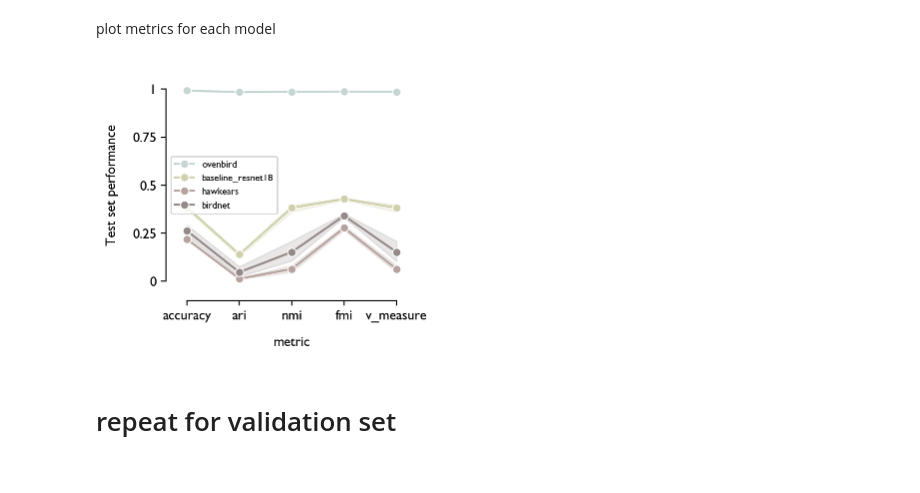
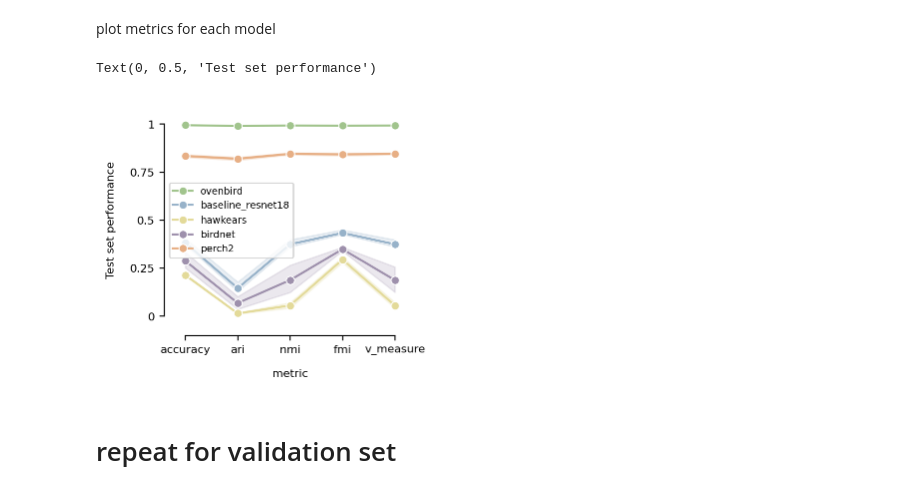
Before and after one commit to sammlapp/ovenbird-individual-recognition, a Jupyter notebook: scripts/3_evaluate_individual_id/6_eval_vs_baselines.ipynb, the cells around one changed output. Drawn from its saved outputs; the diff is of its cells as text; code cells hidden in the pictures.

```diff
--- a/scripts/3_evaluate_individual_id/6_eval_vs_baselines.ipynb
+++ b/scripts/3_evaluate_individual_id/6_eval_vs_baselines.ipynb
@@ -51,6 +97,9 @@ Here we use the publicly available annotated dataset of annotated individual Ove
 # the path below will work
 labels_dir = "../../localization_dataset_labeled_clips"
 
+# number of times to repeat stochastic dimensionality reduction and clustering
+n_reps = 30
+
 # read in the csv of audio clip annotations
 labels = pd.read_csv(f"{labels_dir}/labeled_clips.csv")
 labels.head(1)
@@ -73,9 +122,8 @@ ckpt_path = (
 )
 # save_dir = "/media/auk/projects/sml161/ecco46_loca_aiid/train_pam/checkpoints"
 
-device = (
-    opso.ml.cnn._gpu_if_available()
-)  # select MPS or CUDA GPU if available, otherwise CPU
+# select MPS or CUDA GPU if available, otherwise CPU
+device = opso.ml.cnn._gpu_if_available()
 ovenbird_feature_extractor = Resnet18_Classifier(num_classes=234)
 ovenbird_feature_extractor.load_state_dict(torch.load(ckpt_path, map_location=device))
 ovenbird_feature_extractor.device = device
@@ -90,6 +138,7 @@ models = {
     "baseline_resnet18": ContrastiveResnet18(),
     "hawkears": None,  # HawkEars embeddings are created separately
     "birdnet": None,  # BirdNet embeddings are created separately
+    "perch2": None,  # Perch2 embeddings are created separately
 }
 # %%
 # unzip the HawkEars and BirdNet embeddings if precomputed_embeddings folder doesn't already exist
@@ -105,6 +154,7 @@ test_set_embeddings_paths = {
     "baseline_resnet18": "../resources/precomputed_embeddings/baseline_resnet18_test_embeddings.npy",
     "hawkears": "../resources/precomputed_embeddings/hawkears_test_embeddings.npy",
     "birdnet": "../resources/precomputed_embeddings/birdnet_test_embeddings.npy",
+    "perch2": "../resources/precomputed_embeddings/perch2_test_embeddings.npy",
 }
 # %%
 # embed or load embeddings for validation and test sets with each model
@@ -137,19 +188,18 @@ Will repeat this 30 times for each feature set since TSNE is stochastic
 For accuracy, we use the optimal matching between predicted and labeled clusters via Hungarian Algorithm matching. Samples from redundant or missing clusters are treated as incorrect.
 # %%
 # load precomputed experiment results, or re-run experiment:
-use_precomputed = True
+use_precomputed = False
 
 if use_precomputed and Path("../../results/test_set_performance.csv").exists():
     print("Loading precomputed performance results.")
     performance_df = pd.read_csv("../../results/test_set_performance.csv")
     summary = pd.read_csv("../../results/test_set_performance_summary.csv")
 else:
-    nreps = 30
     performance_records = []
     for i, (model, embeddings) in enumerate(test_set_embeddings.items()):
         print(f"Clustering {model} embeddings")
 
-        for i in tqdm(range(nreps)):
+        for i in tqdm(range(n_reps)):
             labels, features = evaluation.cluster(
                 test_labels,
                 embeddings,
@@ -175,38 +229,50 @@ plot metrics for each model
 # %%
 # sns.set_palette(sns.color_palette("crest")+sns.color_palette("flare",8))
 # https://coolors.co/dde0bd-d0d1ac-b6a39e-948b89-726e75
+# [
+#     "#C6D6D5",
+#     "#dde0bd",
+#     "#D0D1AC",
+#     "#B6A39E",
+#     "#948B89",
+#     "#726E75",
+# ]
+# )
+
 # define palette of custom colors:
-sns.set_palette(["#C6D6D5", "#D0D1AC", "#B6A39E", "#948B89", "#726E75"])
+sns.set_palette(spring_palette)
+
 figsize(3.25, 3)
 
 fig, ax = plt.subplots()
 # increase text size to 7 pt
 plt.rcParams.update({"font.size": 8})
 
 performance_long = (
     performance_df.set_index("model")[metrics_list].stack().to_frame().reset_index()
 )
 performance_long.columns = ["model", "metric", "value"]
 sns.lineplot(
     performance_long,
     x="metric",
     y="value",
     hue="model",
     marker="o",
     ax=ax,
     errorbar=("ci", 95),
 )
 tuftelike.adjust(metrics_list, [0, 1], ax=ax)
 
 # put legend outside
 plt.legend(bbox_to_anchor=(1.05, 1), loc="upper left")
 # legend with font size 7
 plt.legend(fontsize=7, title_fontsize=7)
 
 plt.ylabel("Test set performance")
-plt.savefig("../../figures/test_set_performance.pdf")
+# plt.savefig("../../figures/test_set_performance.pdf")
 # %% [output]
+Text(0, 0.5, 'Test set performance')
-[figure, old version]
+[figure, new version]
 # %% [markdown]
 # repeat for validation set
 # %%
```
Also changed, not shown: parts of 20 cells of this notebook, 48 other files.
